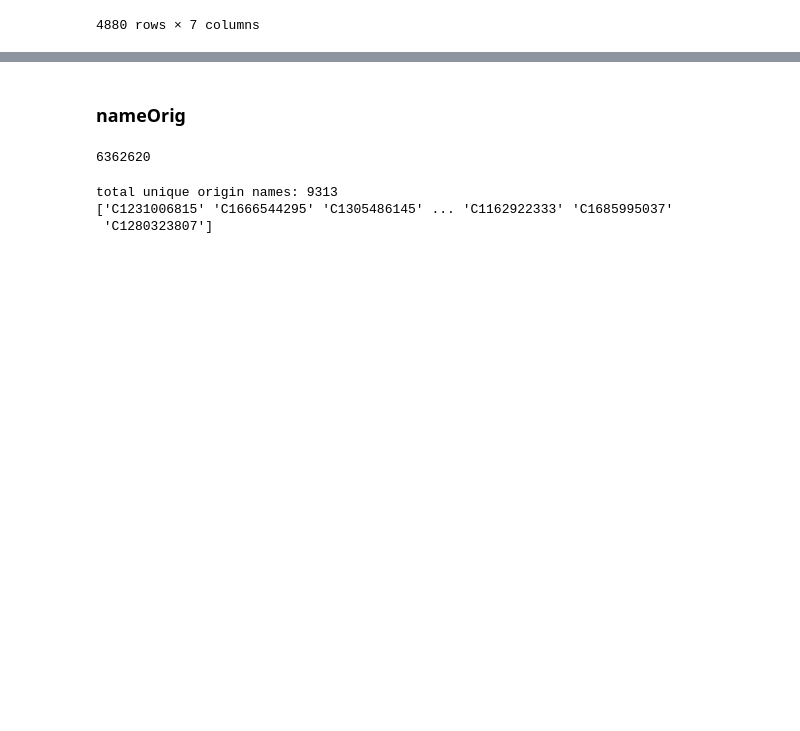
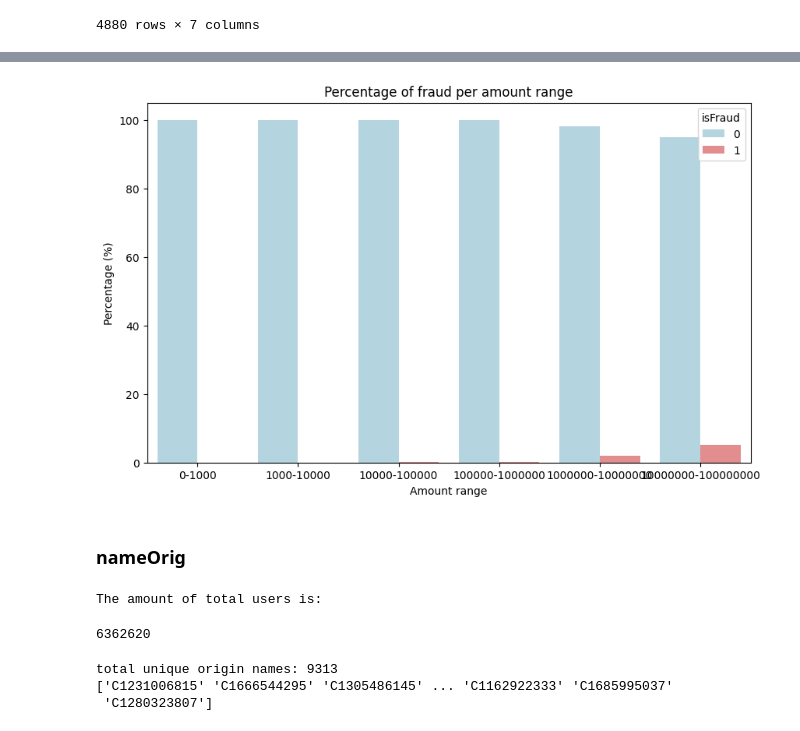
Before and after one commit to AMaldu/fraud_detection, a Jupyter notebook: notebooks/EDA.ipynb, the cells around one changed output, grey strips where cells are left out. Saved outputs shown, nothing was run; the diff lists cells and outputs as text; code cells hidden in the pictures; blank space fills up the shorter version.

```diff
--- a/notebooks/EDA.ipynb
+++ b/notebooks/EDA.ipynb
@@ -577,0 +514,6 @@ plt.show()
+# %%
+count_df = df.groupby(['amount_range', 'isFraud'], observed = False).size().reset_index(name='count')
+total_counts = count_df.groupby('amount_range', observed = False)['count'].transform('sum')
+count_df['percentage'] = (count_df['count'] / total_counts) * 100
+
+count_df
@@ -578,9 +534,26 @@ plt.show()
+# %%
+palette_colors = {0: 'lightblue', 1: 'lightcoral'}
+
+plt.figure(figsize=(10, 6))
+barplot = sns.barplot(data=count_df, x='amount_range', y='percentage', hue='isFraud', palette=palette_colors)
+
+# Títulos y etiquetas
+plt.title('Percentage of fraud per amount range')
+plt.xlabel('Amount range')
+plt.ylabel('Percentage (%)')
+
+
+plt.show()
+# %% [output]
+[figure, added]
 # %% [markdown]
 ### nameOrig
-# %%
-df['nameOrig'].value_counts().sum()
-# %% [output]
-6362620
+# %%
+print('The amount of total users is:')
+df['nameOrig'].value_counts().sum()
+# %% [output]
+The amount of total users is:
+6362620
 # %%
 unique_names = df['nameOrig'].unique()
 total_origin = df['nameOrig'].value_counts().sum()
```
Also changed, not shown: parts of 31 cells of this notebook, 6 other files.
